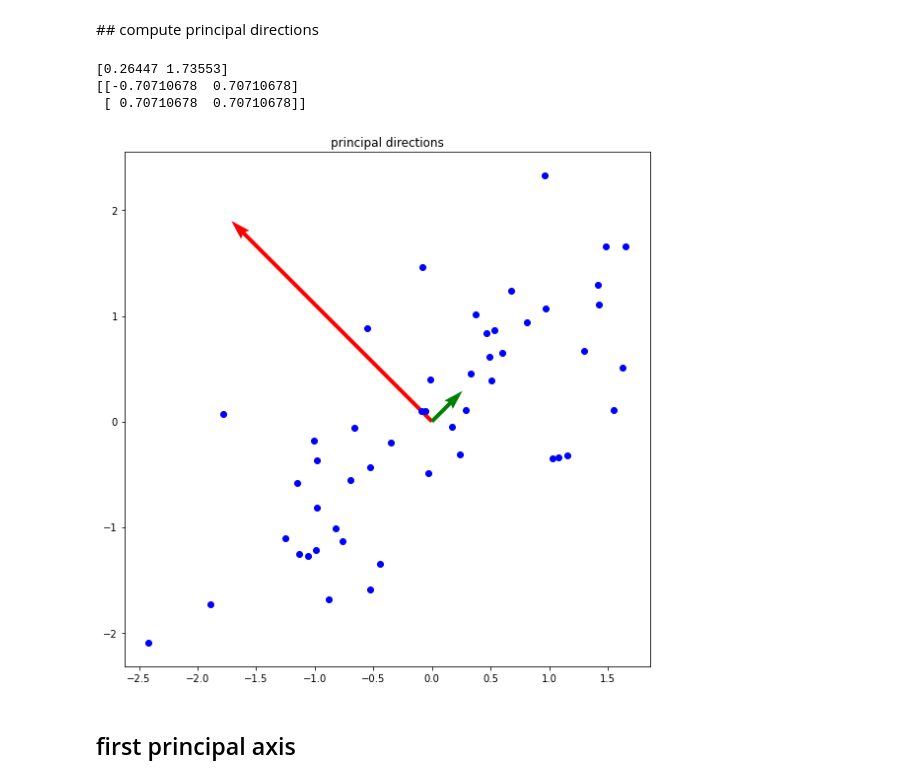
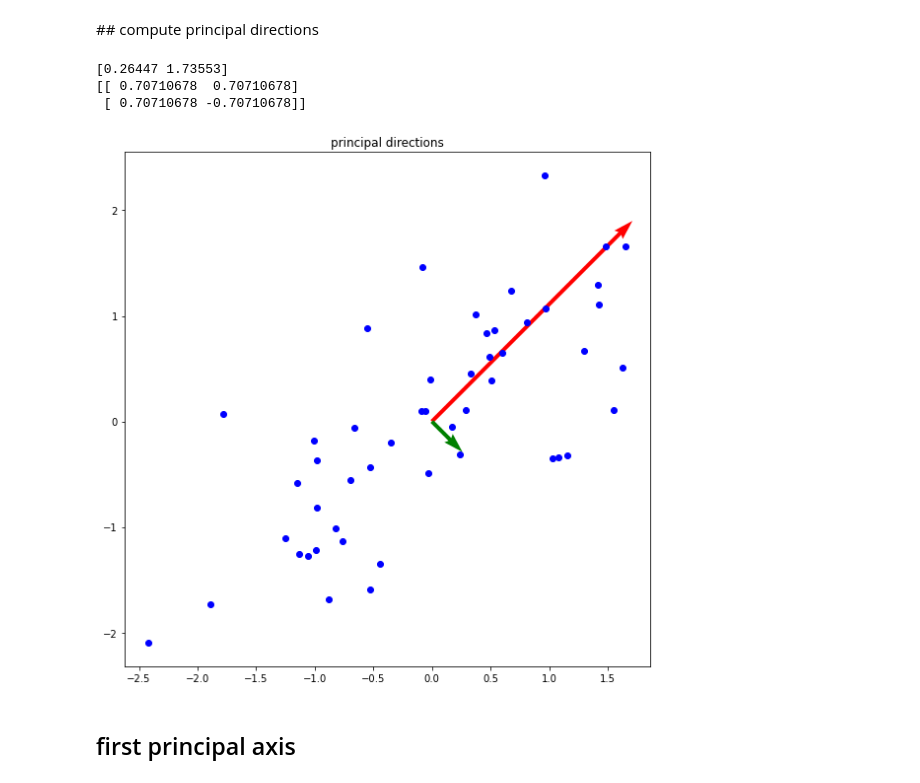
Before and after one commit to jstep750/assignment-machine-learning, a Jupyter notebook: 12/assignment_12.ipynb, the cells around one changed output. Cells and saved outputs as stored; diff of their text form; code cells hidden in the pictures.

Commit message:
plot first principal axis

```diff
--- a/12/assignment_12.ipynb
+++ b/12/assignment_12.ipynb
@@ -106,34 +106,30 @@ def compute_eigen(X):
 
     S,U = np.linalg.eig(X)
     #eigenvalue, eigenvector
-    print(S)
-    print(U)
 
     idx = np.argsort(S)
-    print(idx)
     S = S[idx]
-    U = U[:,idx]
+    U = U[idx]
     #sort in terms of eigenvalue
 
     return S, U
 # %%
 plt.figure(figsize=(8,8))
 plt.title('principal directions')
 
 S, U = compute_eigen(compute_covariance(feature))
 print(S)
 print(U)
 
 plt.plot(feature[:,0], feature[:,1], 'o', color = 'blue')
-origin = np.array([[0, 0],[0, 0]])
 plt.quiver([0, 0], [0, 0], U[:,0], U[:,1], color=['r','g'], scale=S*7)
 
 plt.tight_layout()
 plt.show()
 # %% [output]
 [0.26447 1.73553]
-[[-0.70710678  0.70710678]
- [ 0.70710678  0.70710678]]
+[[ 0.70710678  0.70710678]
+ [ 0.70710678 -0.70710678]]
-[figure, old version]
+[figure, new version]
 # %% [markdown]
 ## first principal axis
```
Also changed, not shown: parts of 2 cells of this notebook.
